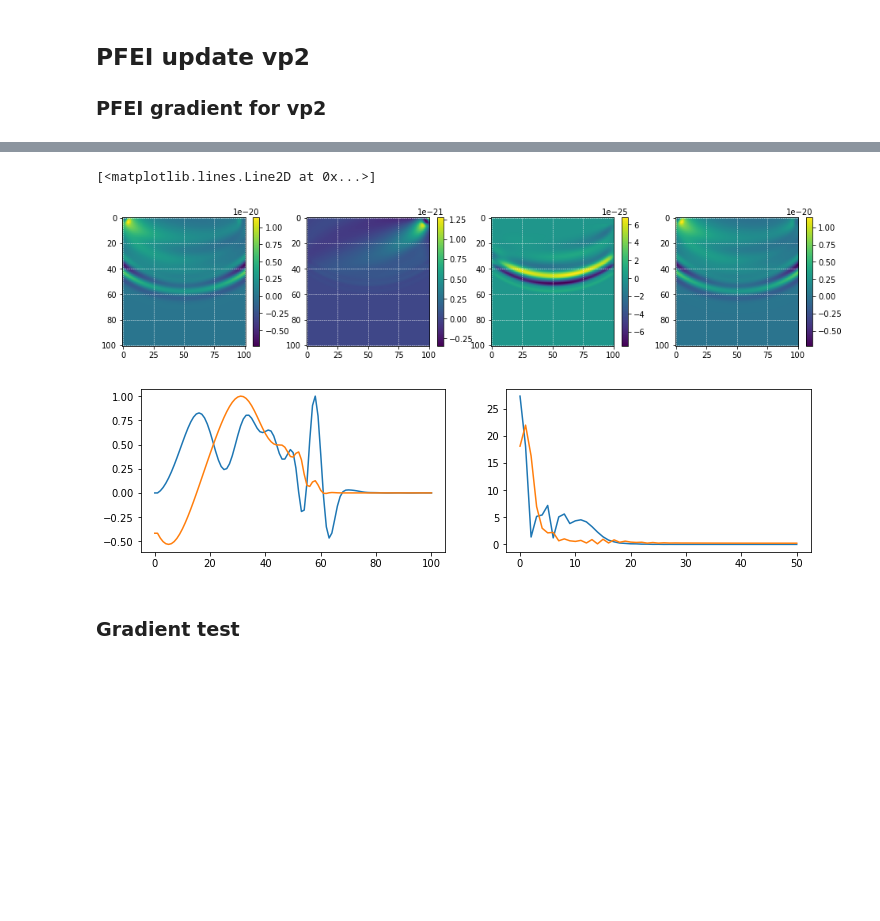
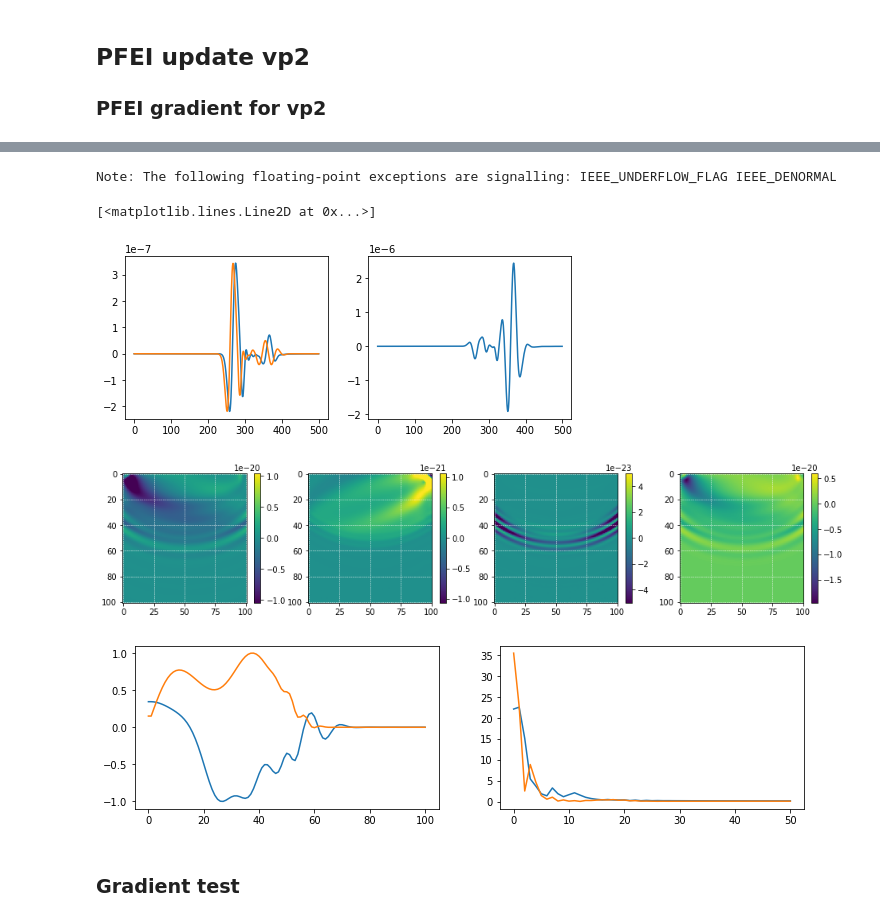
Before and after one commit to joeyartech/SeisJIMU, a Jupyter notebook: Demo/04_GradientTest/go_notEnv.ipynb, the cells around one changed output, grey strips where cells are left out. Saved outputs shown, nothing was run; the diff lists cells and outputs as text; code cells hidden in the pictures; blank space fills up the shorter version.

```diff
--- a/Demo/04_GradientTest/go_notEnv.ipynb
+++ b/Demo/04_GradientTest/go_notEnv.ipynb
@@ -273,23 +293,0 @@ Note: The following floating-point exceptions are signalling: IEEE_UNDERFLOW_FLA
-# %%
-tilD=read('tilD')
-
-plt.figure(figsize=(16,3))
-plt.subplot(1,4,1);tmp1=read('results_grad/gvp2_F1_star_E0'); imshow(tmp1)
-plt.subplot(1,4,2);tmp2=read('results_grad/gvp2_F2_star_dE'); imshow(tmp2)
-plt.subplot(1,4,3);tmp3=tilD*read('results_grad/gvp2_F2_star_E0'); imshow(tmp3)
-plt.subplot(1,4,4);imshow(tmp1+tmp2-tmp3)
-
-plt.figure(figsize=(12,3))
-plt.subplot(1,2,1)
-tmp1=tmp1[:,50]; tmp1=tmp1/np.amax(np.abs(tmp1)); plt.plot(tmp1)
-tmp2=tmp2[:,50]; tmp2=tmp2/np.amax(np.abs(tmp2)); plt.plot(tmp2)
-
-plt.subplot(1,2,2)
-plt.plot(amp_spec(tmp1))
-plt.plot(amp_spec(tmp2))
-# %% [output]
-[<matplotlib.lines.Line2D at 0x...>]
-[figure, removed]
-[figure, removed]
-# %% [markdown]
-### Gradient test
@@ -310,0 +294,47 @@ plt.plot(amp_spec(tmp2))
+# %%
+# with nonzero tilD
+!makevel nz=$nz nx=$nx v000=1550 > vp
+#from PFEI gradient test w/ ALPHAS 1e-3
+#!cp results/pert%x prior_tilD_scaled
+!farith < prior_tilD_scaled op=scale scale=10 | farith op=bias bias=-5 > tilD
+!cat vp tilD > model
+
+!cp setup-vp2.in setup_grad.in
+!echo "FILE_DATA_PREFIX    'results_fwd/dsyn_Shot'" >> setup_grad.in
+!echo "WEIGHTING    polygon" >> setup_grad.in
+!echo "FILE_WEIGHT_POLYGON    wei_notEnv" >> setup_grad.in
+
+!../../exe/PFEI setup_grad.in  > out_grad
+!rm -r results_grad; mv results results_grad
+
+plt.figure(figsize=(8,3))
+plt.subplot(1,2,1)
+plt.plot(read_su('results_fwd/dsyn_Shot0001.su'))
+plt.plot(read_su('results_grad/RE0_Shot0001.su')+read_su('results_grad/RdE_Shot0001.su'))
+plt.subplot(1,2,2)
+plt.plot(read_su('results_grad/dadj_Shot0001.su'))
+
+tilD=read('tilD')
+
+plt.figure(figsize=(16,3))
+plt.subplot(1,4,1);tmp1=read('results_grad/gvp2_F1_star_E0'); imshow(tmp1,perc=99)
+plt.subplot(1,4,2);tmp2=read('results_grad/gvp2_F2_star_dE'); imshow(tmp2,perc=99)
+plt.subplot(1,4,3);tmp3=tilD*read('results_grad/gvp2_F2_star_E0'); imshow(tmp3,perc=99)
+plt.subplot(1,4,4);imshow(tmp1+tmp2-tmp3)
+
+plt.figure(figsize=(12,3))
+plt.subplot(1,2,1)
+tmp1=tmp1[:,50]; tmp1=tmp1/np.amax(np.abs(tmp1)); plt.plot(tmp1)
+tmp2=tmp2[:,50]; tmp2=tmp2/np.amax(np.abs(tmp2)); plt.plot(tmp2)
+
+plt.subplot(1,2,2)
+plt.plot(amp_spec(tmp1))
+plt.plot(amp_spec(tmp2))
+# %% [output]
+Note: The following floating-point exceptions are signalling: IEEE_UNDERFLOW_FLAG IEEE_DENORMAL
+[<matplotlib.lines.Line2D at 0x...>]
+[figure, added]
+[figure, added]
+[figure, added]
+# %% [markdown]
+### Gradient test
```
Also changed, not shown: parts of 12 cells of this notebook, 5 other files.
